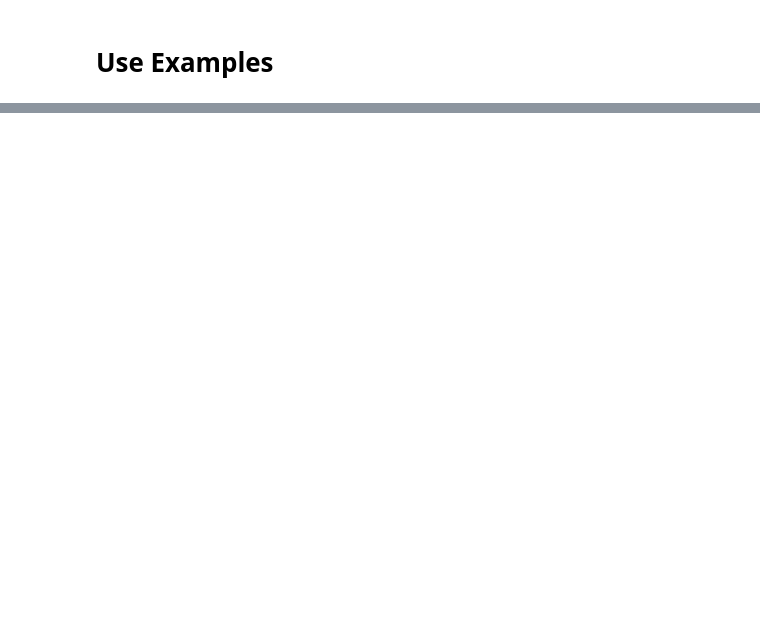
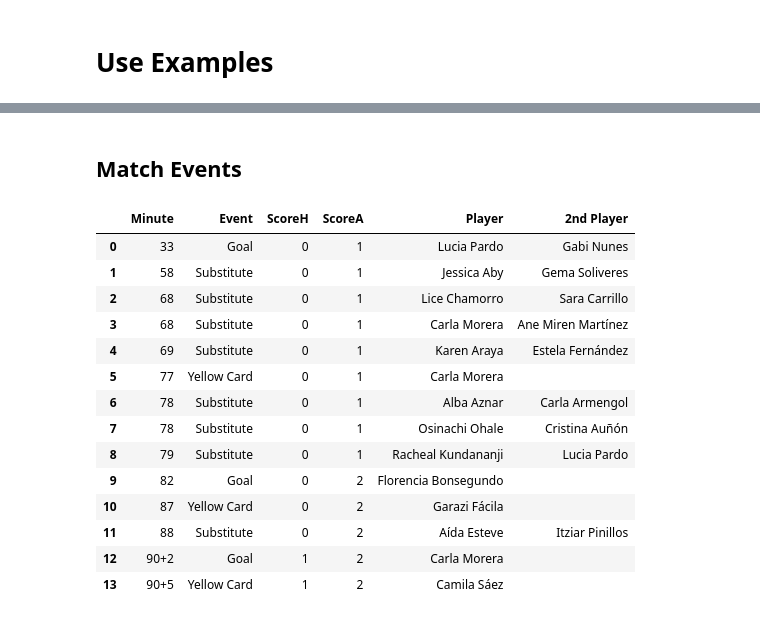
Before and after one commit to julopsalar/futfem-analytics, a Jupyter notebook: Data Scraping.ipynb, the cells around one changed output, grey strips where cells are left out. Cells and saved outputs as stored; diff of their text form; code cells hidden in the pictures; blank space fills up the shorter version.

```diff
--- a/Data Scraping.ipynb
+++ b/Data Scraping.ipynb
@@ -102,5 +105,5 @@ get_match_data(url_example_match);
 # %%
-def parse_match_report(url, filename):
+def parse_match_report(url):
 
     res = requests.get(url)
     ## The next two lines get around the issue with comments breaking the parsing.
@@ -111,35 +114,35 @@ def parse_match_report(url, filename):
     events = events_div.find_all('div', {'class' : ['event a', 'event b', 'event_header']})
     headers = ['Kick Off', 'Half Time']
 
-    f = open(filename, 'w', encoding='UTF-8')
-    f.write('Minute, Event, Score, Player, 2nd Player\n')
+
+    # CSV Headers
+    data = 'Minute, Event, ScoreH, ScoreA, Player, 2nd Player\n'
+
     for e in events:
-        if e.text in headers:
-            continue #print(e.text)
-        else:
-            row = ''
+        # Discard headers (not interesting events)
+        if e.text not in headers:
             text = re.sub(r'\s{2,}', ' ', e.text)
 
             minute = re.search(r'(\d|\+){1,5}', text)
-            row += text[minute.start():minute.end()] + ', '
+            data += text[minute.start():minute.end()] + ', '
 
             ev = re.search(r'\s—\s', text)
-            row += re.sub(r'\d:\d', '', text[(ev.span()[1]):] + ', ')
+            data += re.sub(r'\d:\d', '', text[(ev.span()[1]):] + ', ')
 
             score = re.search(r'\d+:\d+', text)
-            row += text[score.span()[0]:score.span()[1]] + ', '
+            sc = re.match(r'.*(\d+):(\d+).*', text)
+            if sc:
+                data += sc.groups()[0] + ', ' + sc.groups()[1] + ', '
+            # data += text[score.span()[0]:score.span()[1]] + ', '
 
             assist = re.search(r'(Assist:) | (for) ', text)
             if assist:
-                row += text[score.span()[1]:assist.start()] + ', '
-                row += text[assist.span()[1]: ev.start()]
+                data += text[score.span()[1]:assist.start()] + ', '
+                data += text[assist.span()[1]: ev.start()] + '\n'
             else:
-                row += text[score.span()[1]:ev.start()] + ', '
+                data += text[score.span()[1]:ev.start()] + ', \n'
 
-            f.write(row + '\n')
-    f.close()
-
-parse_match_report(url_example_match, 'prueba.csv')
+    return data
 # %% [markdown]
 # Use Examples
 # %%
@@ -195,0 +226,27 @@ display(league_matches.head())
+# %%
+display(Markdown('## Match Events'))
+
+# Output file
+# f = open('report.csv', 'w', encoding='UTF-8')
+info = parse_match_report(url_example_match)
+# f.write(info)
+# f.close()
+
+pd.read_csv(io.StringIO(info))
+# %% [output]
+## Match Events
+|  | Minute | Event | ScoreH | ScoreA | Player | 2nd Player |
+| 0 | 33 | Goal | 0 | 1 | Lucia Pardo | Gabi Nunes |
+| 1 | 58 | Substitute | 0 | 1 | Jessica Aby | Gema Soliveres |
+| 2 | 68 | Substitute | 0 | 1 | Lice Chamorro | Sara Carrillo |
+| 3 | 68 | Substitute | 0 | 1 | Carla Morera | Ane Miren Martínez |
+| 4 | 69 | Substitute | 0 | 1 | Karen Araya | Estela Fernández |
+| 5 | 77 | Yellow Card | 0 | 1 | Carla Morera |  |
+| 6 | 78 | Substitute | 0 | 1 | Alba Aznar | Carla Armengol |
+| 7 | 78 | Substitute | 0 | 1 | Osinachi Ohale | Cristina Auñón |
+| 8 | 79 | Substitute | 0 | 1 | Racheal Kundananji | Lucia Pardo |
+| 9 | 82 | Goal | 0 | 2 | Florencia Bonsegundo |  |
+| 10 | 87 | Yellow Card | 0 | 2 | Garazi Fácila |  |
+| 11 | 88 | Substitute | 0 | 2 | Aída Esteve | Itziar Pinillos |
+| 12 | 90+2 | Goal | 1 | 2 | Carla Morera |  |
+| 13 | 90+5 | Yellow Card | 1 | 2 | Camila Sáez |  |
```
Also changed, not shown: parts of 7 cells of this notebook, 2 other files.
